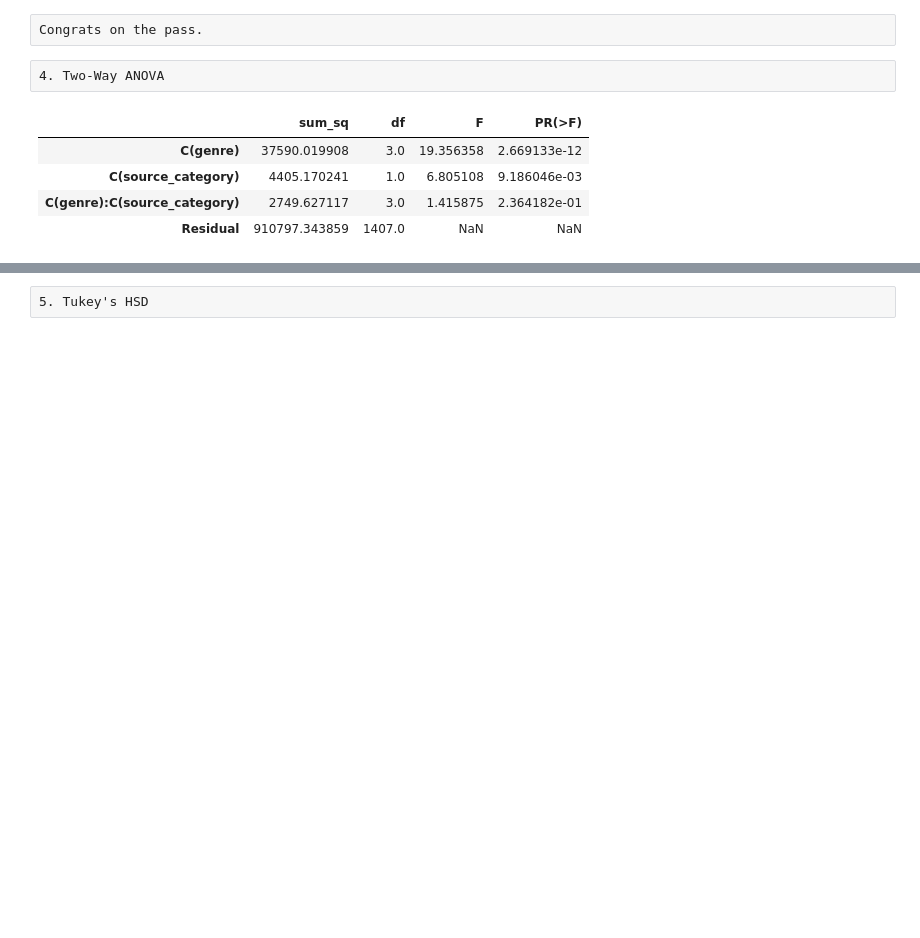
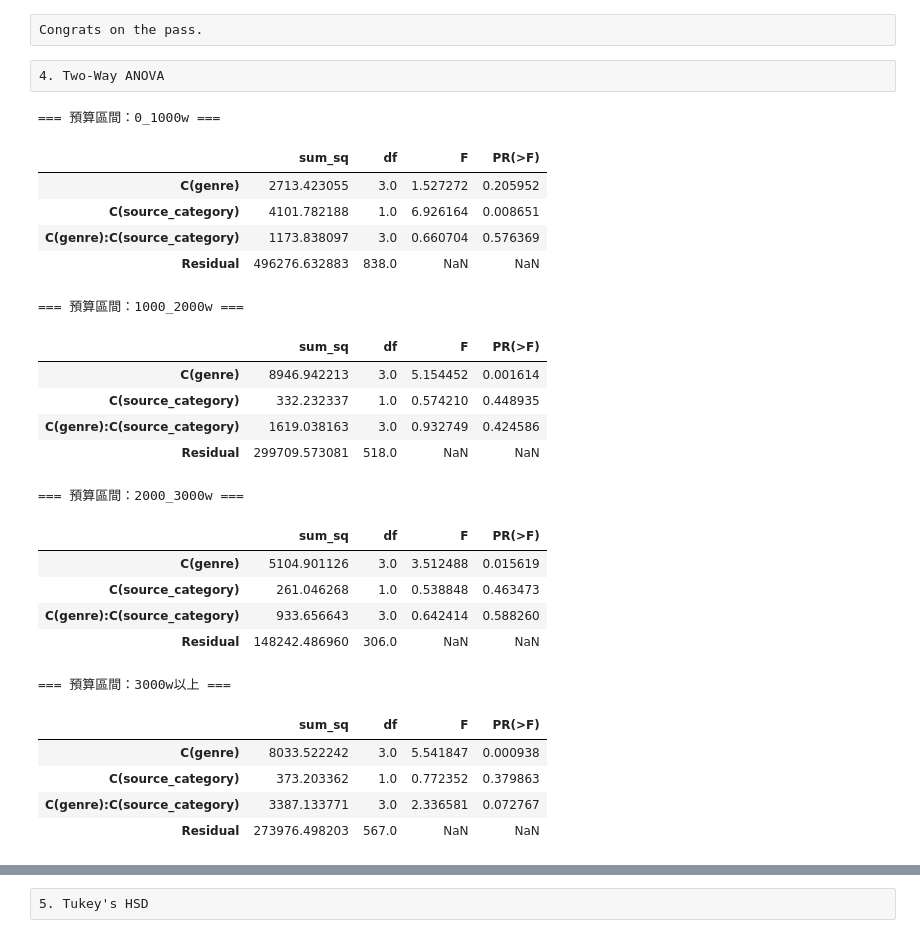
Before and after one commit to Ocean1029/Statistics_Final_Project, a Jupyter notebook: final_code_workspace/task_3.ipynb, the cells around one changed output, grey strips where cells are left out. Cells and saved outputs as stored; diff of their text form; code cells hidden in the pictures; blank space fills up the shorter version.

```diff
--- a/final_code_workspace/task_3.ipynb
+++ b/final_code_workspace/task_3.ipynb
@@ -284,19 +387,53 @@ Congrats on the pass.
 # %% [raw]
 4. Two-Way ANOVA
 # %%
-filtered_df['genre'] = filtered_df['genre'].astype('category')
-filtered_df['source_category'] = filtered_df['source_category'].astype('category')
+bin_edges = [0, 10_000_000, 20_000_000, 30_000_000, float('inf')]
+bin_labels = ['0_1000w', '1000_2000w', '2000_3000w', '3000w以上']
 
-model = smf.ols(
-    'flattened_total_box_office ~ C(genre) + C(source_category) + C(genre):C(source_category)',
-    data=filtered_df
-).fit()
+filtered_df['budget_group'] = pd.cut(
+    filtered_df['production_budget'],
+    bins=bin_edges,
+    labels=bin_labels,
+    include_lowest=True
+)
 
-anova_table = sm.stats.anova_lm(model, typ=2)
-display(anova_table)
+import statsmodels.formula.api as smf
+import statsmodels.api as sm
+
+for group in bin_labels:
+    sub_df = filtered_df[filtered_df['budget_group'] == group]
+    print(f"=== 預算區間：{group} ===")
+    if len(sub_df) < 2:
+        print("資料太少，無法分析\n")
+        continue
+    model = smf.ols(
+        'flattened_total_box_office ~ C(genre) + C(source_category) + C(genre):C(source_category)',
+        data=sub_df
+    ).fit()
+    anova_table = sm.stats.anova_lm(model, typ=2)
+    display(anova_table)
 # %% [output]
+=== 預算區間：0_1000w ===
 |  | sum_sq | df | F | PR(>F) |
-| C(genre) | 37590.019908 | 3.0 | 19.356358 | 2.669133e-12 |
-| C(source_category) | 4405.170241 | 1.0 | 6.805108 | 9.186046e-03 |
-| C(genre):C(source_category) | 2749.627117 | 3.0 | 1.415875 | 2.364182e-01 |
-| Residual | 910797.343859 | 1407.0 | NaN | NaN |
+| C(genre) | 2713.423055 | 3.0 | 1.527272 | 0.205952 |
+| C(source_category) | 4101.782188 | 1.0 | 6.926164 | 0.008651 |
+| C(genre):C(source_category) | 1173.838097 | 3.0 | 0.660704 | 0.576369 |
+| Residual | 496276.632883 | 838.0 | NaN | NaN |
+=== 預算區間：1000_2000w ===
+|  | sum_sq | df | F | PR(>F) |
+| C(genre) | 8946.942213 | 3.0 | 5.154452 | 0.001614 |
+| C(source_category) | 332.232337 | 1.0 | 0.574210 | 0.448935 |
+| C(genre):C(source_category) | 1619.038163 | 3.0 | 0.932749 | 0.424586 |
+| Residual | 299709.573081 | 518.0 | NaN | NaN |
+=== 預算區間：2000_3000w ===
+|  | sum_sq | df | F | PR(>F) |
+| C(genre) | 5104.901126 | 3.0 | 3.512488 | 0.015619 |
+| C(source_category) | 261.046268 | 1.0 | 0.538848 | 0.463473 |
+| C(genre):C(source_category) | 933.656643 | 3.0 | 0.642414 | 0.588260 |
+| Residual | 148242.486960 | 306.0 | NaN | NaN |
+=== 預算區間：3000w以上 ===
+|  | sum_sq | df | F | PR(>F) |
+| C(genre) | 8033.522242 | 3.0 | 5.541847 | 0.000938 |
+| C(source_category) | 373.203362 | 1.0 | 0.772352 | 0.379863 |
+| C(genre):C(source_category) | 3387.133771 | 3.0 | 2.336581 | 0.072767 |
+| Residual | 273976.498203 | 567.0 | NaN | NaN |
```
Also changed, not shown: parts of 12 cells of this notebook, 2 other files.
